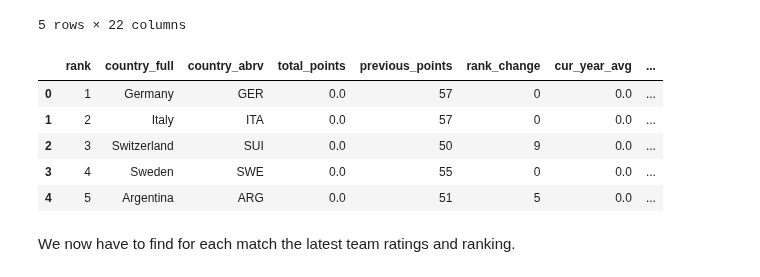
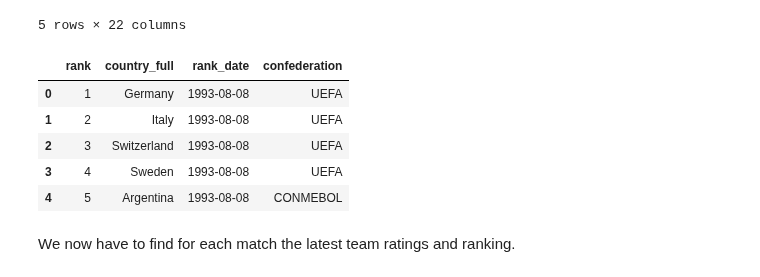
Before and after one commit to AC209aWC2018/World-Cup-2018, a Jupyter notebook: sofifa/sofifa-train-test.ipynb, the cells around one changed output. Saved outputs shown, nothing was run; the diff lists cells and outputs as text; code cells hidden in the pictures.

```diff
--- a/sofifa/sofifa-train-test.ipynb
+++ b/sofifa/sofifa-train-test.ipynb
@@ -50,14 +50,15 @@ ratings.head()
 # %%
 fifa_rankings = pd.read_csv('../data/fifa_ranking.csv')
 fifa_rankings['rank_date'] = pd.to_datetime(fifa_rankings['rank_date'])
+fifa_rankings = fifa_rankings[['rank', 'country_full', 'rank_date', 'confederation']]
 fifa_rankings.head()
 # %% [output]
-|  | rank | country_full | country_abrv | total_points | previous_points | rank_change | cur_year_avg | ... |
-| 0 | 1 | Germany | GER | 0.0 | 57 | 0 | 0.0 | ... |
-| 1 | 2 | Italy | ITA | 0.0 | 57 | 0 | 0.0 | ... |
-| 2 | 3 | Switzerland | SUI | 0.0 | 50 | 9 | 0.0 | ... |
-| 3 | 4 | Sweden | SWE | 0.0 | 55 | 0 | 0.0 | ... |
-| 4 | 5 | Argentina | ARG | 0.0 | 51 | 5 | 0.0 | ... |
+|  | rank | country_full | rank_date | confederation |
+| 0 | 1 | Germany | 1993-08-08 | UEFA |
+| 1 | 2 | Italy | 1993-08-08 | UEFA |
+| 2 | 3 | Switzerland | 1993-08-08 | UEFA |
+| 3 | 4 | Sweden | 1993-08-08 | UEFA |
+| 4 | 5 | Argentina | 1993-08-08 | CONMEBOL |
 # %% [markdown]
 We now have to find for each match the latest team ratings and ranking.
 # %%
```
Also changed, not shown: parts of 9 cells of this notebook, 10 other files.
